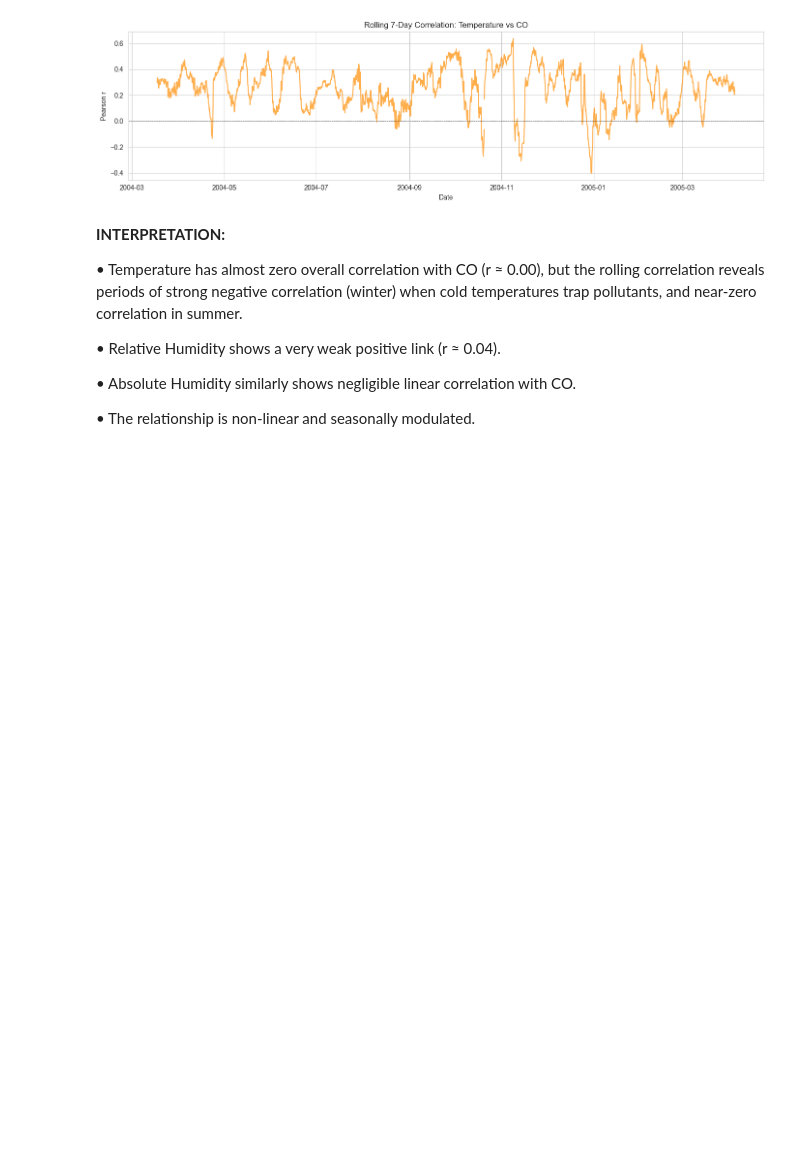
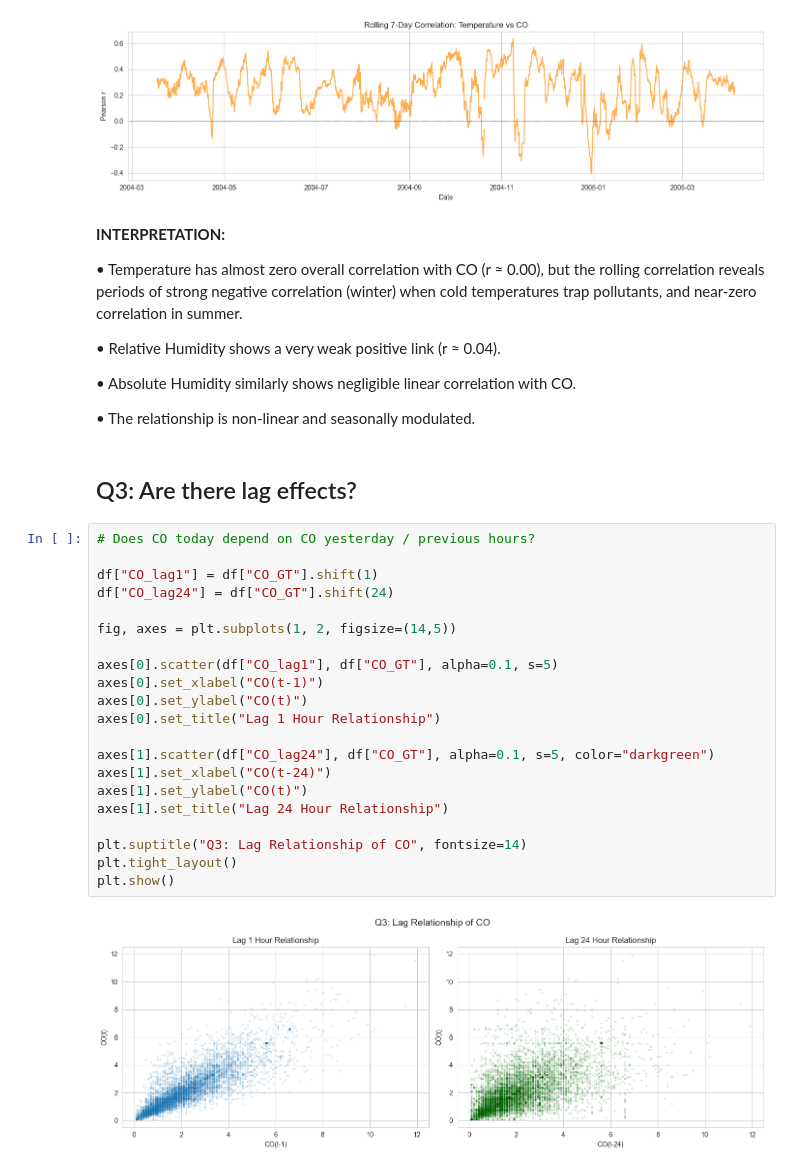
Before and after one commit to icyeza/airquality, a Jupyter notebook: airquality.ipynb, the cells around one changed output. Cells and saved outputs as stored; diff of their text form; blank space fills up the shorter version.

```diff
--- a/airquality.ipynb
+++ b/airquality.ipynb
@@ -284,3 +284,28 @@ plt.tight_layout(); plt.show()
 • Absolute Humidity similarly shows negligible linear correlation with CO.
 
 • The relationship is non-linear and seasonally modulated.
+# %% [markdown]
+## Q3: Are there lag effects?
+# %%
+# Does CO today depend on CO yesterday / previous hours?
+
+df["CO_lag1"] = df["CO_GT"].shift(1)
+df["CO_lag24"] = df["CO_GT"].shift(24)
+
+fig, axes = plt.subplots(1, 2, figsize=(14,5))
+
+axes[0].scatter(df["CO_lag1"], df["CO_GT"], alpha=0.1, s=5)
+axes[0].set_xlabel("CO(t-1)")
+axes[0].set_ylabel("CO(t)")
+axes[0].set_title("Lag 1 Hour Relationship")
+
+axes[1].scatter(df["CO_lag24"], df["CO_GT"], alpha=0.1, s=5, color="darkgreen")
+axes[1].set_xlabel("CO(t-24)")
+axes[1].set_ylabel("CO(t)")
+axes[1].set_title("Lag 24 Hour Relationship")
+
+plt.suptitle("Q3: Lag Relationship of CO", fontsize=14)
+plt.tight_layout()
+plt.show()
+# %% [output]
+[figure, added]
```
Also changed, not shown: parts of 1 cell of this notebook.
